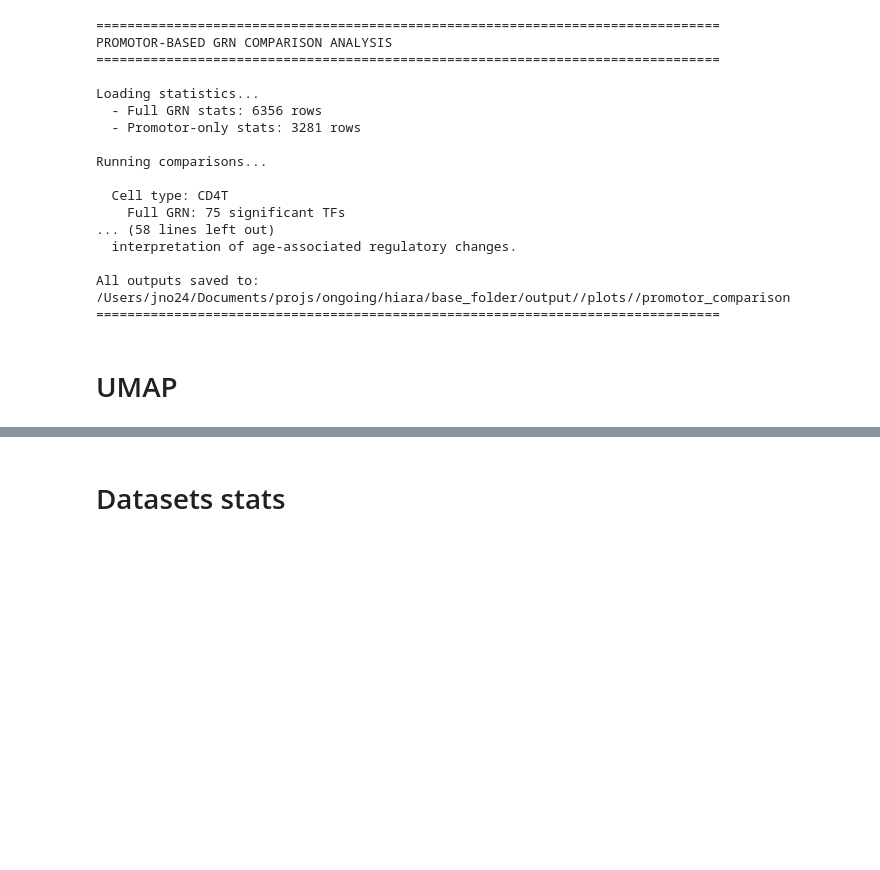
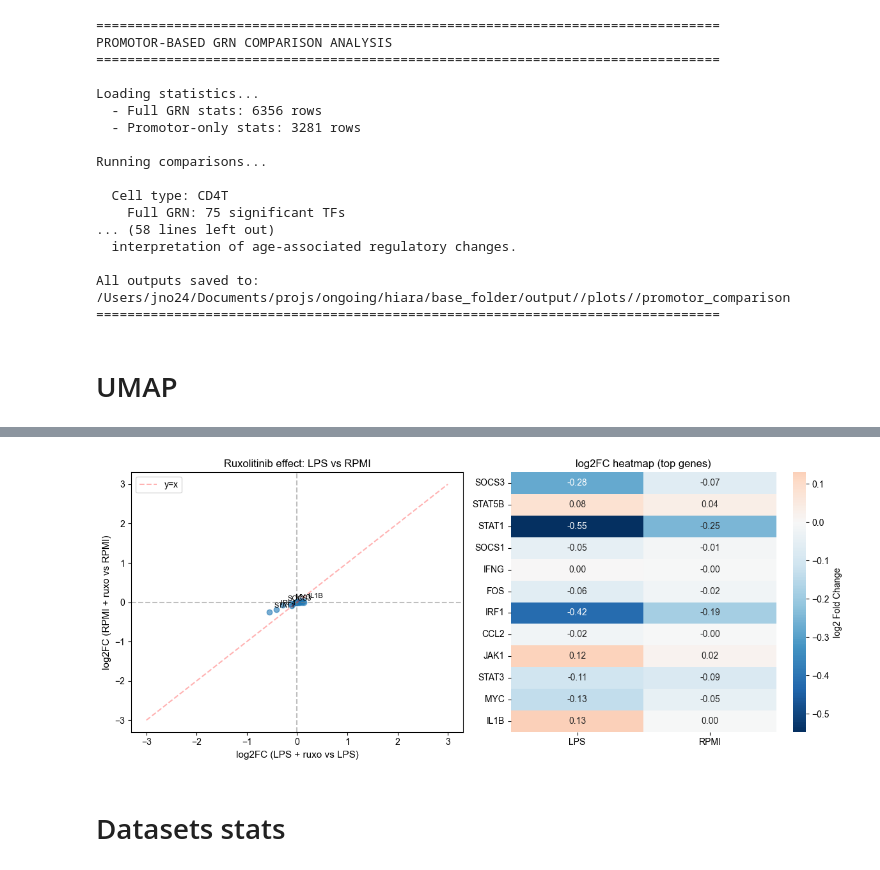
Before and after one commit to janursa/HIRA, a Jupyter notebook: notebooks/supp_results.ipynb, the cells around one changed output, grey strips where cells are left out. Cells and saved outputs as stored; diff of their text form; code cells hidden in the pictures; blank space fills up the shorter version.

```diff
--- a/notebooks/supp_results.ipynb
+++ b/notebooks/supp_results.ipynb
@@ -462,0 +624,19 @@ sc.pl.pca(adata, color='Major_CT', palette=palette_cell_types, title='', frameon
+# %%
+# Define genes expected to respond to ruxolitinib (JAK inhibitor)
+ruxolitinib_target_genes = {
+    'JAK-STAT core': ['JAK1', 'JAK2', 'STAT1', 'STAT3', 'STAT5A', 'STAT5B'],
+    'Inflammatory cytokines': ['IL6', 'IL1B', 'TNF', 'IFNG', 'IL2'],
+    'Downstream targets': ['SOCS1', 'SOCS3', 'BCL2', 'MYC', 'CXCL10'],
+    'Inflammatory response': ['CXCL9', 'CXCL10', 'CCL2', 'CCL5'],
+    'Transcription factors': ['IRF1', 'IRF8', 'JUN', 'FOS']
+}
+
+# Flatten the dictionary to get all genes
+all_target_genes = []
+for category, genes in ruxolitinib_target_genes.items():
+    all_target_genes.extend(genes)
+
+# Check which genes are available in the dataset
+available_genes = [g for g in all_target_genes if g in adata_sub.var_names]
+print(f"Available target genes in dataset: {len(available_genes)}/{len(all_target_genes)}")
+print(f"Genes: {available_genes}")
@@ -463,3 +755,53 @@ sc.pl.pca(adata, color='Major_CT', palette=palette_cell_types, title='', frameon
+# %%
+# Compare LPS vs RPMI response
+# Merge results to see which genes respond differently in each condition
+comparison = results_lps[['gene', 'log2_fold_change', 'p_value']].merge(
+    results_rpmi[['gene', 'log2_fold_change', 'p_value']],
+    on='gene',
+    suffixes=('_LPS', '_RPMI')
+)
+
+# Plot correlation of responses
+fig, axes = plt.subplots(1, 2, figsize=(12, 5))
+
+# Scatter plot of log2 fold changes
+ax = axes[0]
+ax.scatter(comparison['log2_fold_change_LPS'], comparison['log2_fold_change_RPMI'], alpha=0.6)
+ax.axhline(0, color='gray', linestyle='--', alpha=0.5)
+ax.axvline(0, color='gray', linestyle='--', alpha=0.5)
+ax.plot([-3, 3], [-3, 3], 'r--', alpha=0.3, label='y=x')
+ax.set_xlabel('log2FC (LPS + ruxo vs LPS)', fontsize=11)
+ax.set_ylabel('log2FC (RPMI + ruxo vs RPMI)', fontsize=11)
+ax.set_title('Ruxolitinib effect: LPS vs RPMI', fontsize=12, weight='bold')
+ax.legend()
+
+# Annotate top genes
+for _, row in comparison.head(5).iterrows():
+    ax.annotate(row['gene'],
+               xy=(row['log2_fold_change_LPS'], row['log2_fold_change_RPMI']),
+               xytext=(5, 5), textcoords='offset points', fontsize=8)
+
+# Heatmap of top genes
+ax = axes[1]
+top_genes_both = list(set(results_lps.head(10)['gene'].tolist() + results_rpmi.head(10)['gene'].tolist()))
+heatmap_data = []
+for gene in top_genes_both:
+    lps_fc = comparison[comparison['gene']==gene]['log2_fold_change_LPS'].values
+    rpmi_fc = comparison[comparison['gene']==gene]['log2_fold_change_RPMI'].values
+    if len(lps_fc) > 0 and len(rpmi_fc) > 0:
+        heatmap_data.append([lps_fc[0], rpmi_fc[0]])
+
+if len(heatmap_data) > 0:
+    heatmap_df = pd.DataFrame(heatmap_data, columns=['LPS', 'RPMI'], index=top_genes_both[:len(heatmap_data)])
+    sns.heatmap(heatmap_df, cmap='RdBu_r', center=0, annot=True, fmt='.2f',
+                cbar_kws={'label': 'log2 Fold Change'}, ax=ax)
+    ax.set_title('log2FC heatmap (top genes)', fontsize=12, weight='bold')
+    ax.set_ylabel('')
+
+plt.tight_layout()
+plt.show()
+# %% [output]
+[figure, added]
 # %% [markdown]
 # Datasets stats
 # %%
```
Also changed, not shown: parts of 19 cells of this notebook, 33 other files.
